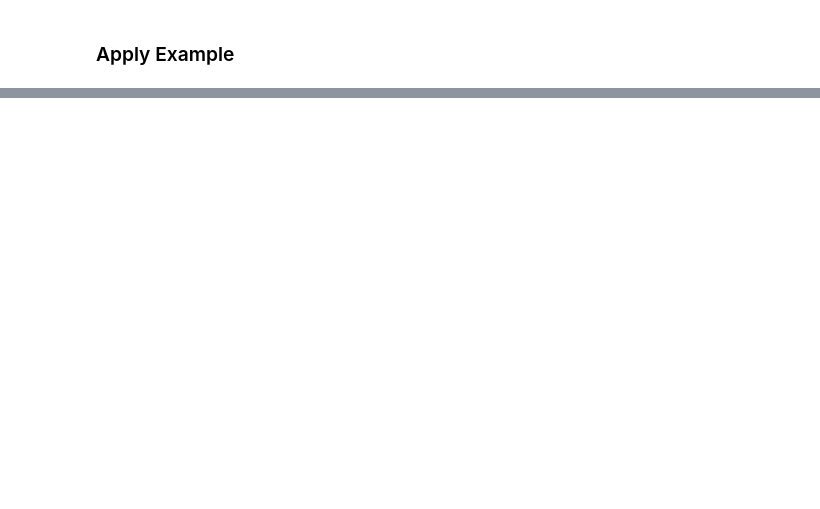
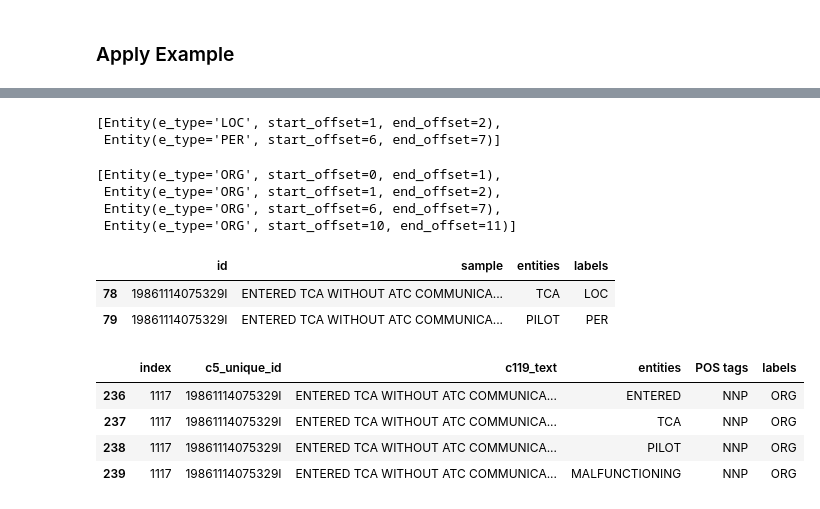
Before and after one commit to nd-crane/trusted_ke, a Jupyter notebook: evaluations/automatic/ner_eval.ipynb, the cells around one changed output, grey strips where cells are left out. Saved outputs shown, nothing was run; the diff lists cells and outputs as text; code cells hidden in the pictures; blank space fills up the shorter version.

```diff
--- a/evaluations/automatic/ner_eval.ipynb
+++ b/evaluations/automatic/ner_eval.ipynb
@@ -166,7 +160,7 @@ gold_df.head()
 # %%
 #gold_df['entities'].iat[86] = 'BARTLESVILLE' # typo in OntoNotes Gold Df
 # %%
-gold_df['entities'].iat[209] = 'ATTITUDE' # typo in our Gold Df
-gold_df['entities'].iat[222] = 'ACCELARATION'
-gold_df['entities'].iat[439] = 'MR. KADERA'
+#gold_df['entities'].iat[209] = 'ATTITUDE' # typo in our Gold Df
+#gold_df['entities'].iat[222] = 'ACCELARATION'
+#gold_df['entities'].iat[439] = 'MR. KADERA'
 # %%
@@ -402,0 +561,6 @@ print_results_unlabeled('nltk (uppercased)',results)
+# %%
+i = 53
+tmp_results, tmp_agg_results = compute_metrics(
+        all_true_ents[i], all_pred_ents[i],  tags
+    )
+tmp_results['exact']
@@ -402,0 +577,26 @@ print_results_unlabeled('nltk (uppercased)',results)
+# %%
+all_true_ents[i]
+# %% [output]
+[Entity(e_type='LOC', start_offset=1, end_offset=2),
+ Entity(e_type='PER', start_offset=6, end_offset=7)]
+# %%
+all_pred_ents[i]
+# %% [output]
+[Entity(e_type='ORG', start_offset=0, end_offset=1),
+ Entity(e_type='ORG', start_offset=1, end_offset=2),
+ Entity(e_type='ORG', start_offset=6, end_offset=7),
+ Entity(e_type='ORG', start_offset=10, end_offset=11)]
+# %%
+gold_df[gold_df['id']==gold_df['id'].unique()[i]]
+# %% [output]
+|  | id | sample | entities | labels |
+| 78 | 19861114075329I | ENTERED TCA WITHOUT ATC COMMUNICA... | TCA | LOC |
+| 79 | 19861114075329I | ENTERED TCA WITHOUT ATC COMMUNICA... | PILOT | PER |
+# %%
+result_df[result_df[id_col]==gold_df['id'].unique()[i]]
+# %% [output]
+|  | index | c5_unique_id | c119_text | entities | POS tags | labels |
+| 236 | 1117 | 19861114075329I | ENTERED TCA WITHOUT ATC COMMUNICA... | ENTERED | NNP | ORG |
+| 237 | 1117 | 19861114075329I | ENTERED TCA WITHOUT ATC COMMUNICA... | TCA | NNP | ORG |
+| 238 | 1117 | 19861114075329I | ENTERED TCA WITHOUT ATC COMMUNICA... | PILOT | NNP | ORG |
+| 239 | 1117 | 19861114075329I | ENTERED TCA WITHOUT ATC COMMUNICA... | MALFUNCTIONING | NNP | ORG |
```
Also changed, not shown: parts of 52 cells of this notebook, 2 other files.
